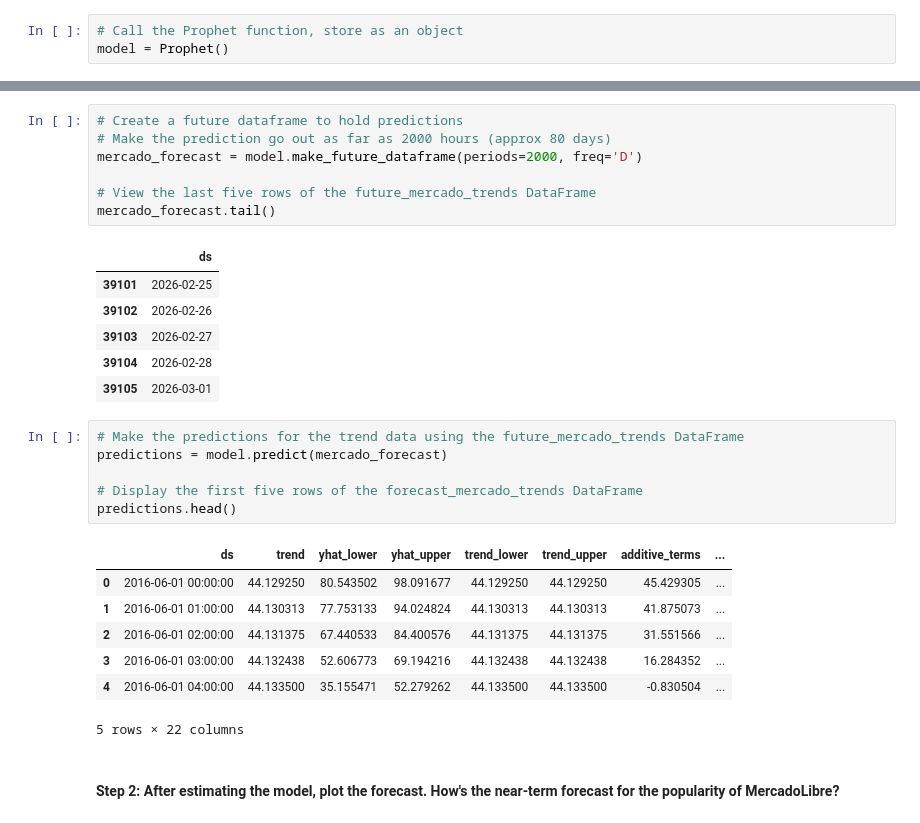
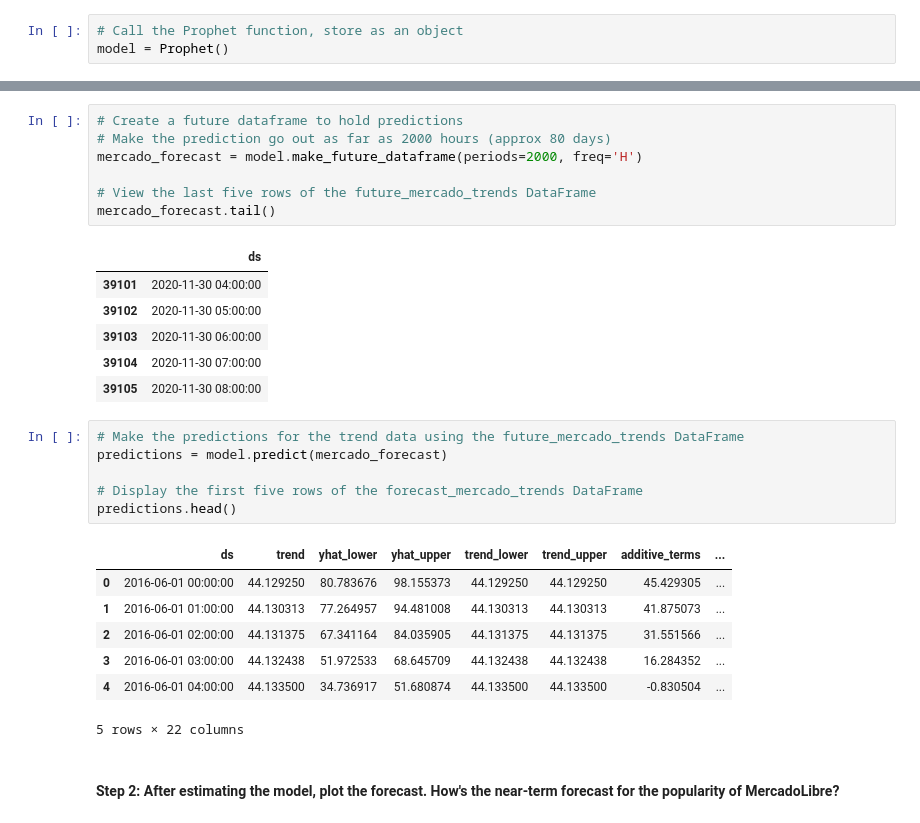
Before and after one commit to jbgraham073/prophet-challenge, a Jupyter notebook: forecasting_net_prophet.ipynb, the cells around one changed output, grey strips where cells are left out. Drawn from its saved outputs; the diff is of its cells as text.

```diff
--- a/forecasting_net_prophet.ipynb
+++ b/forecasting_net_prophet.ipynb
@@ -400,17 +400,17 @@ model.fit(df_mercado_trends)
 # %%
 # Create a future dataframe to hold predictions
 # Make the prediction go out as far as 2000 hours (approx 80 days)
-mercado_forecast = model.make_future_dataframe(periods=2000, freq='D')
+mercado_forecast = model.make_future_dataframe(periods=2000, freq='H')
 
 # View the last five rows of the future_mercado_trends DataFrame
 mercado_forecast.tail()
 # %% [output]
 |  | ds |
-| 39101 | 2026-02-25 |
-| 39102 | 2026-02-26 |
-| 39103 | 2026-02-27 |
-| 39104 | 2026-02-28 |
-| 39105 | 2026-03-01 |
+| 39101 | 2020-11-30 04:00:00 |
+| 39102 | 2020-11-30 05:00:00 |
+| 39103 | 2020-11-30 06:00:00 |
+| 39104 | 2020-11-30 07:00:00 |
+| 39105 | 2020-11-30 08:00:00 |
 # %%
 # Make the predictions for the trend data using the future_mercado_trends DataFrame
 predictions = model.predict(mercado_forecast)
@@ -419,11 +419,11 @@ predictions = model.predict(mercado_forecast)
 predictions.head()
 # %% [output]
 |  | ds | trend | yhat_lower | yhat_upper | trend_lower | trend_upper | additive_terms | ... |
-| 0 | 2016-06-01 00:00:00 | 44.129250 | 80.543502 | 98.091677 | 44.129250 | 44.129250 | 45.429305 | ... |
-| 1 | 2016-06-01 01:00:00 | 44.130313 | 77.753133 | 94.024824 | 44.130313 | 44.130313 | 41.875073 | ... |
-| 2 | 2016-06-01 02:00:00 | 44.131375 | 67.440533 | 84.400576 | 44.131375 | 44.131375 | 31.551566 | ... |
-| 3 | 2016-06-01 03:00:00 | 44.132438 | 52.606773 | 69.194216 | 44.132438 | 44.132438 | 16.284352 | ... |
-| 4 | 2016-06-01 04:00:00 | 44.133500 | 35.155471 | 52.279262 | 44.133500 | 44.133500 | -0.830504 | ... |
+| 0 | 2016-06-01 00:00:00 | 44.129250 | 80.783676 | 98.155373 | 44.129250 | 44.129250 | 45.429305 | ... |
+| 1 | 2016-06-01 01:00:00 | 44.130313 | 77.264957 | 94.481008 | 44.130313 | 44.130313 | 41.875073 | ... |
+| 2 | 2016-06-01 02:00:00 | 44.131375 | 67.341164 | 84.035905 | 44.131375 | 44.131375 | 31.551566 | ... |
+| 3 | 2016-06-01 03:00:00 | 44.132438 | 51.972533 | 68.645709 | 44.132438 | 44.132438 | 16.284352 | ... |
+| 4 | 2016-06-01 04:00:00 | 44.133500 | 34.736917 | 51.680874 | 44.133500 | 44.133500 | -0.830504 | ... |
 5 rows × 22 columns
 # %% [markdown]
 #### Step 2: After estimating the model, plot the forecast. How's the near-term forecast for the popularity of MercadoLibre?
```
Also changed, not shown: parts of 5 cells of this notebook.
